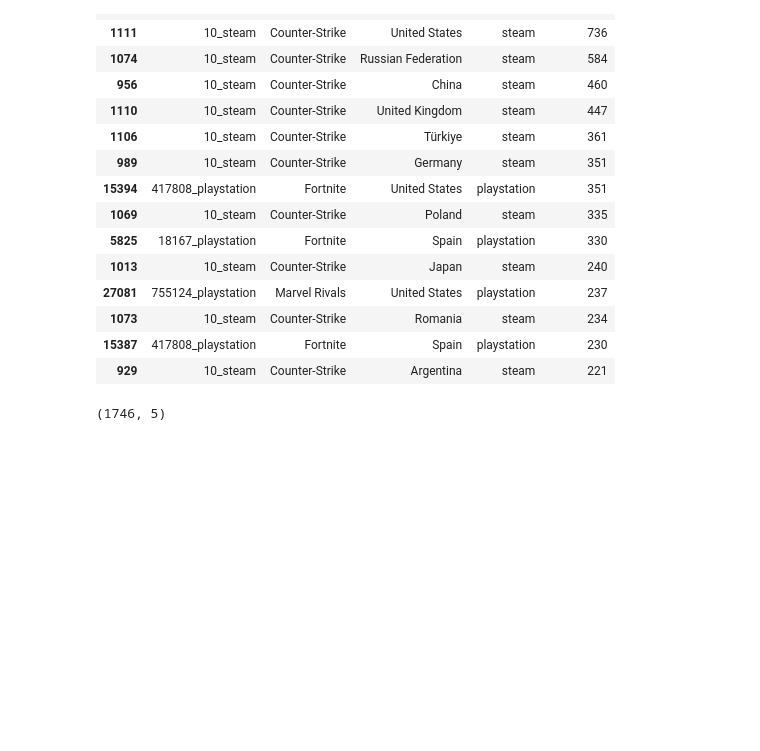
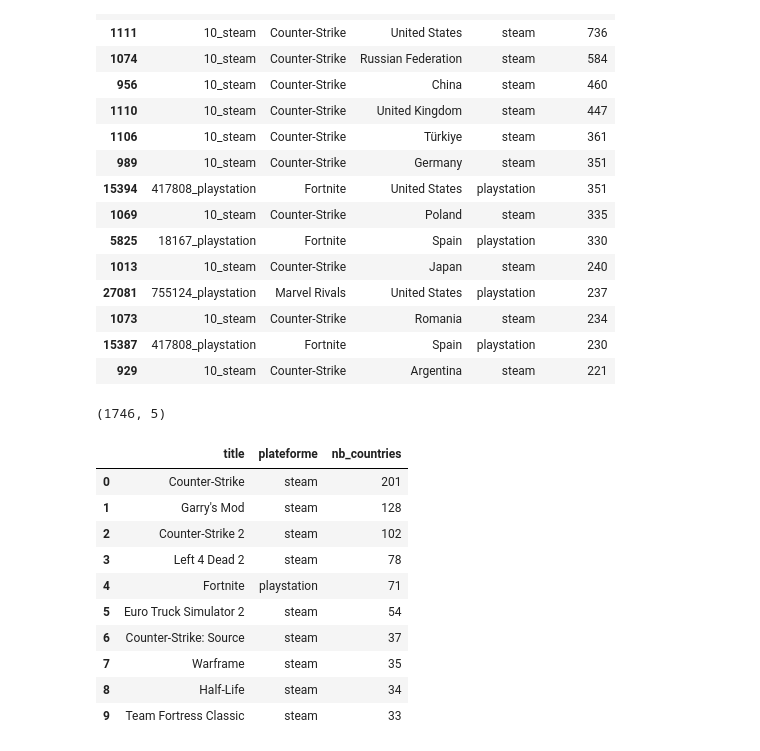
Before and after one commit to isanyams/projet-jeux-video, a Jupyter notebook: notebook/5_questions/top_10_jeux_par_pays _2.ipynb, the cells around one changed output. Drawn from its saved outputs; the diff is of its cells as text; code cells hidden in the pictures; blank space fills up the shorter version.

```diff
--- a/notebook/5_questions/top_10_jeux_par_pays.ipynb
+++ b/notebook/5_questions/top_10_jeux_par_pays _2.ipynb
@@ -311,11 +315,29 @@ masked_df.sort_values('nb_players', ascending=[False]).head(15)
 | 1073 | 10_steam | Counter-Strike | Romania | steam | 234 |
 | 15387 | 417808_playstation | Fortnite | Spain | playstation | 230 |
 | 929 | 10_steam | Counter-Strike | Argentina | steam | 221 |
+# %%
+masked_df.shape
+# %% [output]
+(1746, 5)
 # %%
 # enregistrer en csv
 
 masked_df.to_csv("powerbi/top_10_jeux_par_pays.csv",index=False)
-# %%
-masked_df.shape
-# %% [output]
-(1746, 5)
+# %%
+# nombre de fois où le jeu apparait dans le top 10 des pays
+
+nb_country_by_game=masked_df[['gameid','title','plateforme']].groupby(['title','plateforme']).count().sort_values('gameid',ascending=False).reset_index().head(20)
+nb_country_by_game.columns=['title', 'plateforme','nb_countries']
+nb_country_by_game.head(10)
+# %% [output]
+|  | title | plateforme | nb_countries |
+| 0 | Counter-Strike | steam | 201 |
+| 1 | Garry's Mod | steam | 128 |
+| 2 | Counter-Strike 2 | steam | 102 |
+| 3 | Left 4 Dead 2 | steam | 78 |
+| 4 | Fortnite | playstation | 71 |
+| 5 | Euro Truck Simulator 2 | steam | 54 |
+| 6 | Counter-Strike: Source | steam | 37 |
+| 7 | Warframe | steam | 35 |
+| 8 | Half-Life | steam | 34 |
+| 9 | Team Fortress Classic | steam | 33 |
```
Also changed, not shown: parts of 13 cells of this notebook, 5 other files.
